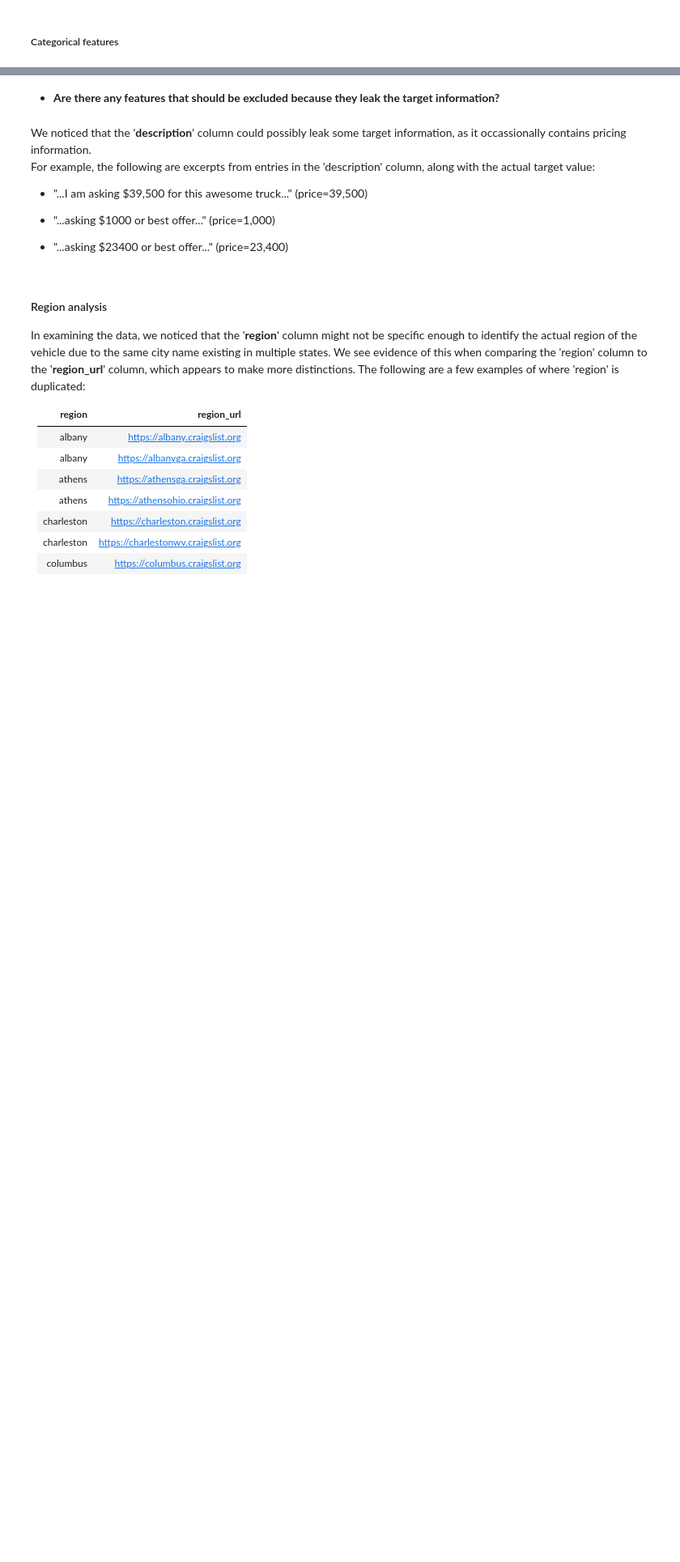
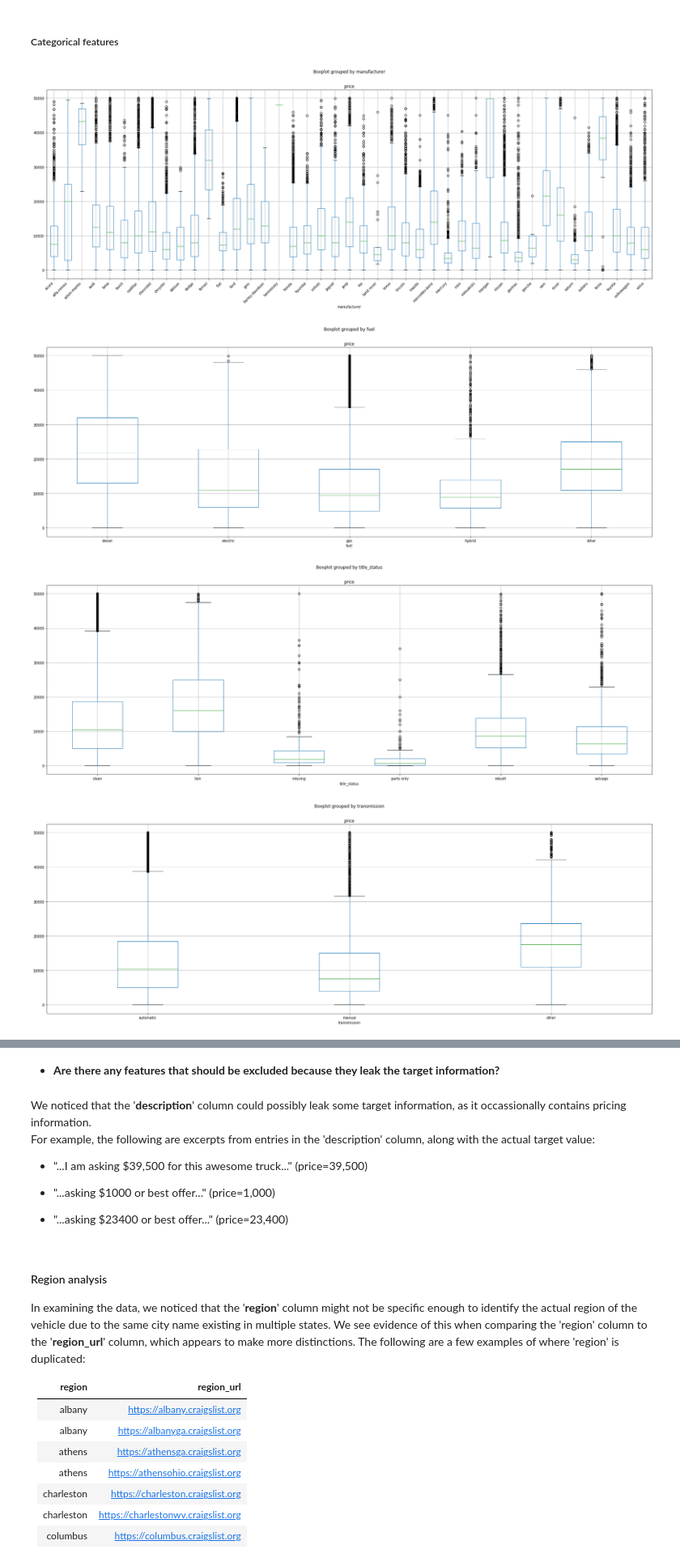
Before and after one commit to AppliedML2020/assignment-3-tomas-larrain, a Jupyter notebook: hw-3_Brett.ipynb, the cells around one changed output, grey strips where cells are left out. Shown at 81% size. Drawn from its saved outputs; the diff is of its cells as text; code cells hidden in the pictures; blank space fills up the shorter version.

```diff
--- a/hw-3_Brett.ipynb
+++ b/hw-3_Brett.ipynb
@@ -138,2 +143,20 @@ for i, feature in enumerate(discrete_features):
 # %% [markdown]
 ##### Categorical features
+# %%
+categorical_features = list(vehicle_data.dtypes[vehicle_data.dtypes == 'object'].to_dict().keys())
+small_valued_columns = []
+
+for column in categorical_features:
+    values = len(vehicle_data[column].unique())
+    if values < 52:
+        small_valued_columns.append(column)
+
+for i, column in enumerate(small_valued_columns):
+    ax = vehicle_data.loc[price_rows, :].boxplot(by=column, column=['price'], figsize=(30, 10))
+    if len(ax.get_xticklabels()) > 40:
+        ax.set_xticklabels(ax.get_xticklabels(), rotation=45, ha='right')
+# %% [output]
+[figure, added]
+[figure, added]
+[figure, added]
+[figure, added]
```
Also changed, not shown: parts of 9 cells of this notebook, 1 other file.
